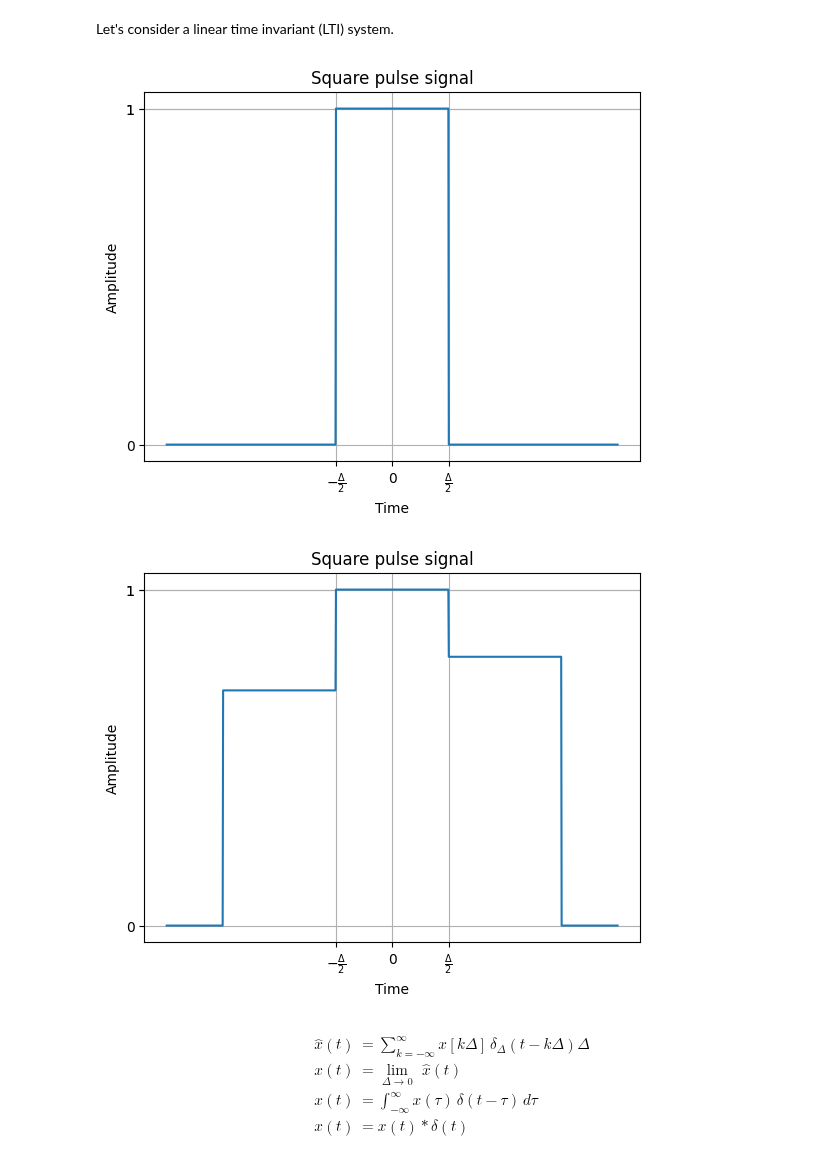
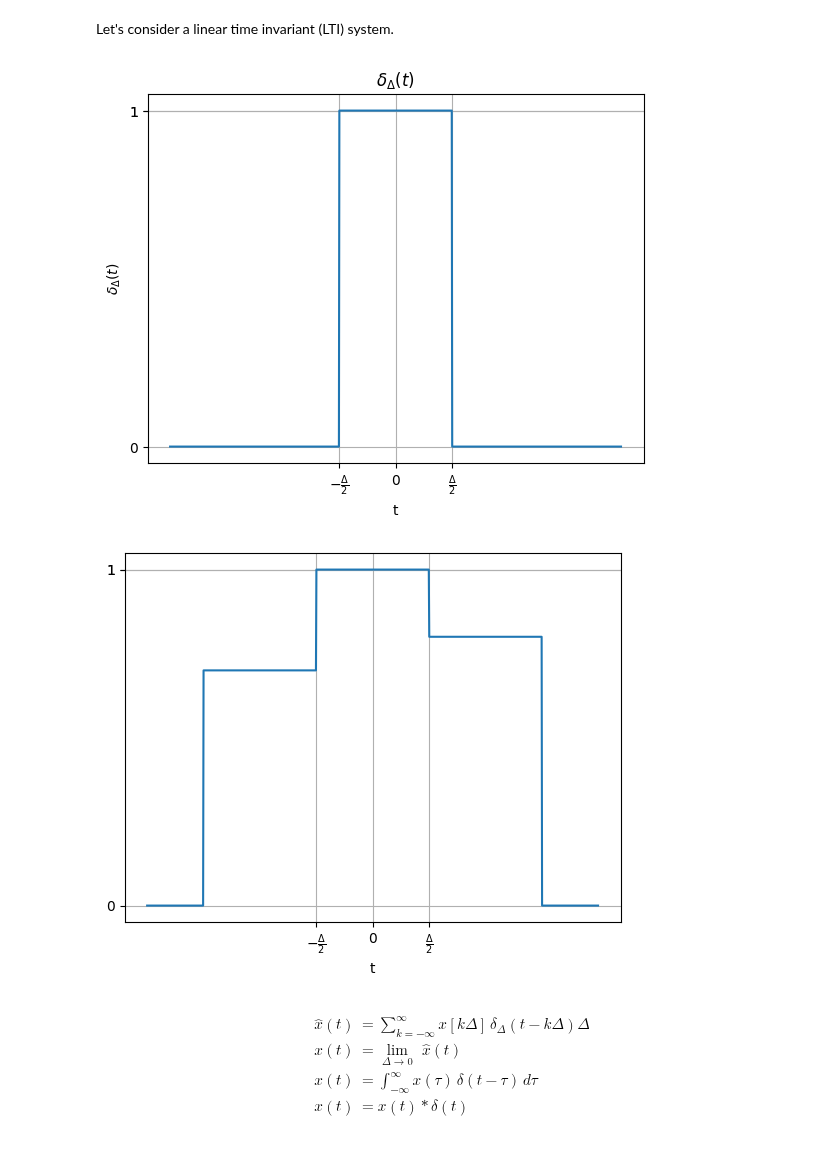
Before and after one commit to BuwanekaEpakanda/EE_257_Note_Book, a Jupyter notebook: EE_257_Signals_and_Systems.ipynb, the cells around one changed output. Cells and saved outputs as stored; diff of their text form; code cells hidden in the pictures.

```diff
--- a/EE_257_Signals_and_Systems.ipynb
+++ b/EE_257_Signals_and_Systems.ipynb
@@ -461,65 +451,53 @@ Let's consider a linear time invariant (LTI) system.
 # %%
 ##Diagrams
 # %%
-Delta = 1.0    # Width of the pulse
-t = np.linspace(-2, 2, 1000)    # Time axis
+Delta = 1.0
+t = np.linspace(-2, 2, 1000)
 
-# Create the pulse signal
 pulse = np.zeros(len(t))
 pulse[(t >= -Delta/2) & (t <= Delta/2)] = 1
 
-# Plot the signal
 plt.plot(t, pulse)
-plt.xlabel('Time')
-plt.ylabel('Amplitude')
-plt.title('Square pulse signal')
+plt.xlabel('t')
+plt.ylabel('$\delta_{\Delta}(t)$')
+plt.title('$\delta_{\Delta}(t)$')
 plt.grid(True)
 
-# Set the tick locations and labels for the x-axis
 xtick_locs = [-Delta/2, 0, Delta/2]
 xtick_labels = [r'$-\frac{\Delta}{2}$', '0', r'$\frac{\Delta}{2}$']
 plt.xticks(xtick_locs, xtick_labels)
 
-# Set the tick locations and labels for the y-axis
 ytick_locs = [0, 1/Delta, 1]
 ytick_labels = ['0', r'$\frac{1}{\Delta}$', '1']
 plt.yticks(ytick_locs, ytick_labels)
 
-# Show the plot
 plt.show()
 # %% [output]
-[figure, old version]
+[figure, new version]
 # %%
-Delta = 1.0    # Width of the pulse
-t = np.linspace(-2, 2, 1000)    # Time axis
+Delta = 1.0
+t = np.linspace(-2, 2, 1000)
 
-# Create the pulse signal
 pulse = np.zeros(len(t))
 pulse[(t >= -Delta/2) & (t <= Delta/2)] = 1
 pulse[(t >= Delta/2) & (t <= 3*Delta/2)] = 0.8
 pulse[(t >= -3*Delta/2) & (t <= -Delta/2)] = 0.7
 
-# Plot the signal
 plt.plot(t, pulse)
-plt.xlabel('Time')
-plt.ylabel('Amplitude')
-plt.title('Square pulse signal')
+plt.xlabel('t')
 plt.grid(True)
 
-# Set the tick locations and labels for the x-axis
 xtick_locs = [-Delta/2, 0, Delta/2]
 xtick_labels = [r'$-\frac{\Delta}{2}$', '0', r'$\frac{\Delta}{2}$']
 plt.xticks(xtick_locs, xtick_labels)
 
-# Set the tick locations and labels for the y-axis
 ytick_locs = [0, 1/Delta, 1]
 ytick_labels = ['0', r'$\frac{1}{\Delta}$', '1']
 plt.yticks(ytick_locs, ytick_labels)
 
-# Show the plot
 plt.show()
 # %% [output]
-[figure, old version]
+[figure, new version]
 # %% [markdown]
 $$
 \begin{align}
```
Also changed, not shown: parts of 19 cells of this notebook.
